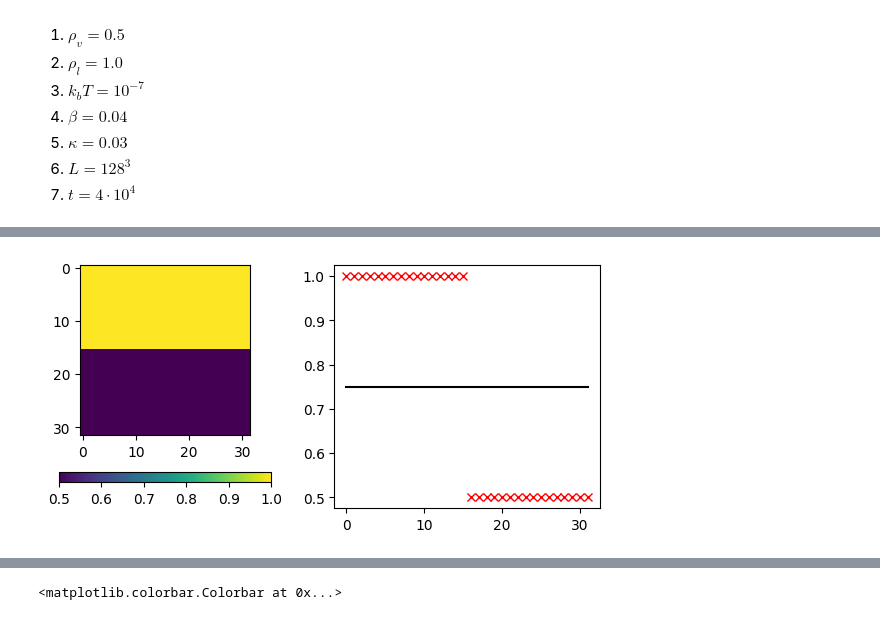
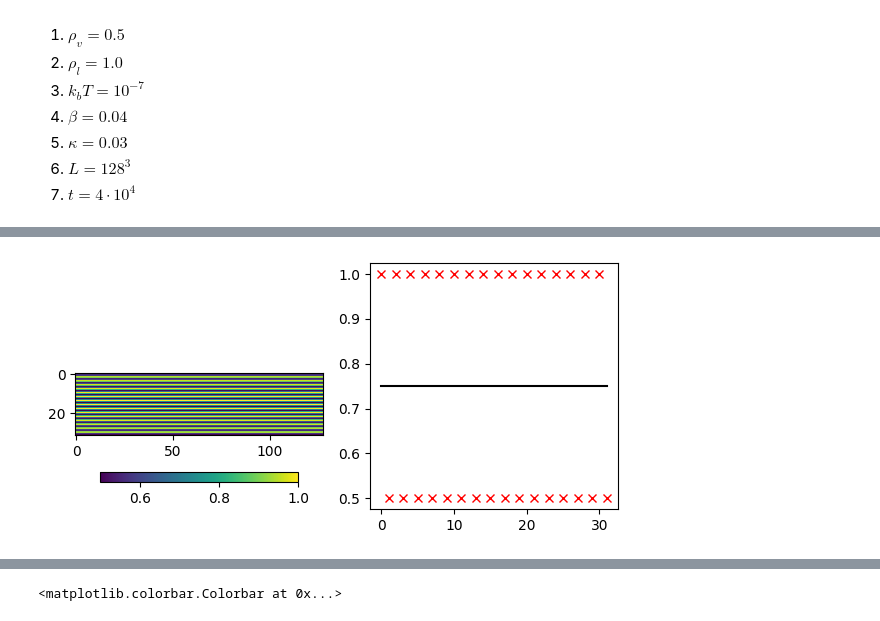
Before and after one commit to nkarthi95/LBMeX, a Jupyter notebook: src_lbm/gross_validation/gross_validation.ipynb, the cells around one changed output, grey strips where cells are left out. Cells and saved outputs as stored; diff of their text form; code cells hidden in the pictures.

```diff
--- a/src_lbm/gross_validation/gross_validation.ipynb
+++ b/src_lbm/gross_validation/gross_validation.ipynb
@@ -1202,9 +1202,11 @@ ax.legend()
 6. $L = 128^3$
 7. $t = 4\cdot10^4$
 # %%
-savedir = "./test_interface/"
-# savedir = "./"
-L = 32
+# savedir = "./test_interface/"
+savedir = "./"
+Lx = 32
+Ly = 128
+Lz = 128
 start = 50
 ideal = 0
 binsize = L//4 - 1
@@ -1252,16 +1254,16 @@ def spherically_averaged_structure_factor(data, density, scale_factor = 1, func
     counts = np.histogram(k1[where], bins)[0]
     return (bins[:-1]+bins[1:])/2, shells/counts
 # %%
-rho0 = np.array(yt.load(savedir+"reference_densities_plt").all_data()[('boxlib', 'rho')]).reshape(L, L, L)
+rho0 = np.array(yt.load(savedir+"reference_densities_plt").all_data()[('boxlib', 'rho')]).reshape(Lx, Ly, Lz)
 
 fig, axs = plt.subplots(1, 2, figsize = (6, 3))
 
 ax = axs[0]
-im = ax.imshow(rho0[:, :, L//2])
+im = ax.imshow(rho0[:, :, Lz//2])
 plt.colorbar(im, ax = ax, orientation = "horizontal", shrink = 0.8)
 
 ax = axs[1]
-ax.plot(rho0[:, 0, L//2], 'rx')
+ax.plot(rho0[:, 0, Lz//2], 'rx')
 ax.plot([0.75]*rho0.shape[0], 'k-')
 
 fig.tight_layout()
@@ -1273,4 +1275,4 @@ yt : [INFO     ] 2024-07-23 16:34:08,203 Parameters: domain_right_edge         =
-[figure, old version]
+[figure, new version]
 # %%
 from scipy.signal import find_peaks
 
```
Also changed, not shown: parts of 1 cell of this notebook, 4 other files.
